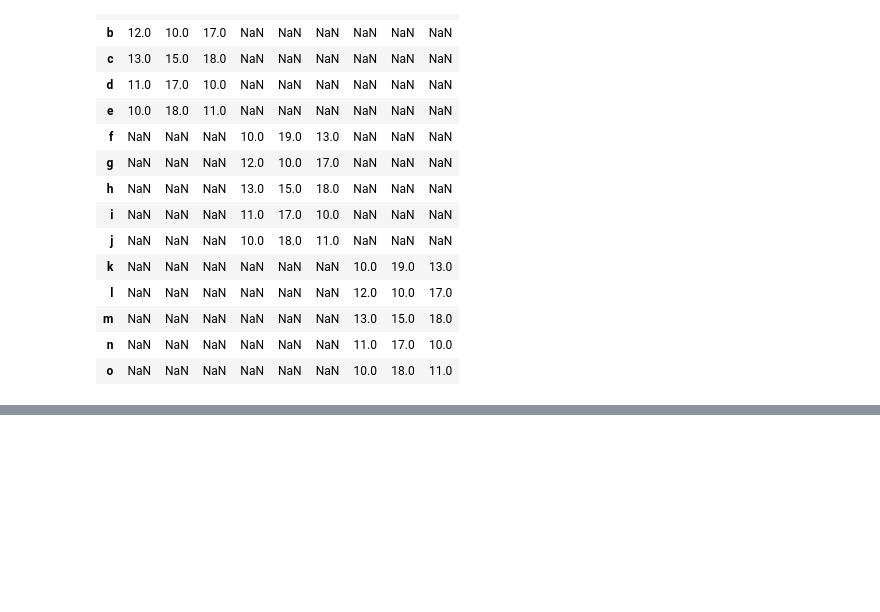
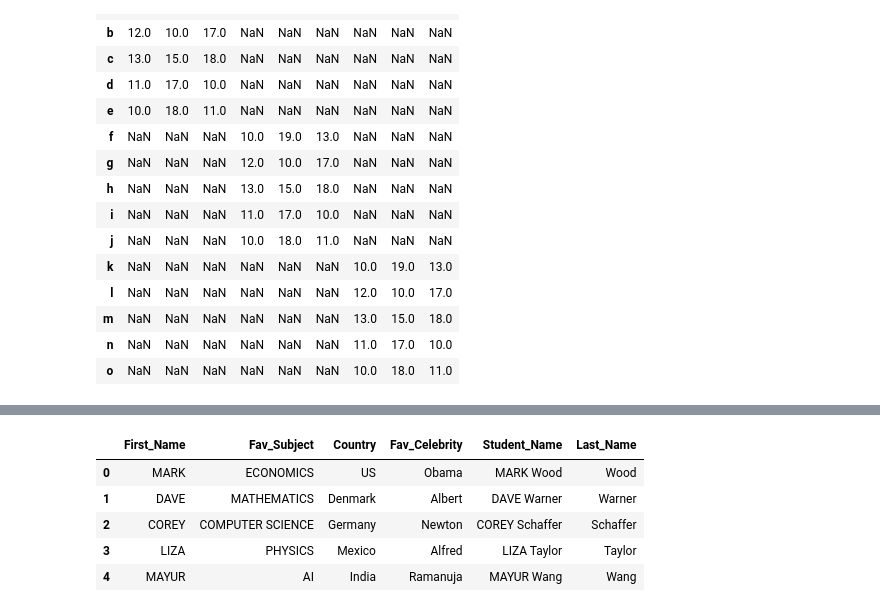
Before and after one commit to sumitpriye/matplotlib, a Jupyter notebook: pandas practice.ipynb, the cells around one changed output, grey strips where cells are left out. Cells and saved outputs as stored; diff of their text form; code cells hidden in the pictures; blank space fills up the shorter version.

```diff
--- a/pandas practice.ipynb
+++ b/pandas practice.ipynb
@@ -592,0 +854,2 @@ pd.concat( [df11, df12, df13], axis=1)
+# %%
+df10['Student'] = df10['Student'].apply(update_name)
@@ -592,0 +877,4 @@ pd.concat( [df11, df12, df13], axis=1)
+# %%
+# Using lamda functions
+
+df10['Fav_Subject'] = df10['Fav_Subject'].apply(lambda x:x.upper())
@@ -592,0 +940,2 @@ pd.concat( [df11, df12, df13], axis=1)
+# %%
+df10.rename(columns={'Student':'First_Name'}, inplace=True)
@@ -592,0 +953,9 @@ pd.concat( [df11, df12, df13], axis=1)
+# %%
+df10
+# %% [output]
+|  | First_Name | Fav_Subject | Country | Fav_Celebrity | Student_Name | Last_Name |
+| 0 | MARK | ECONOMICS | US | Obama | MARK Wood | Wood |
+| 1 | DAVE | MATHEMATICS | Denmark | Albert | DAVE Warner | Warner |
+| 2 | COREY | COMPUTER SCIENCE | Germany | Newton | COREY Schaffer | Schaffer |
+| 3 | LIZA | PHYSICS | Mexico | Alfred | LIZA Taylor | Taylor |
+| 4 | MAYUR | AI | India | Ramanuja | MAYUR Wang | Wang |
```
Also changed, not shown: parts of 66 cells of this notebook.
